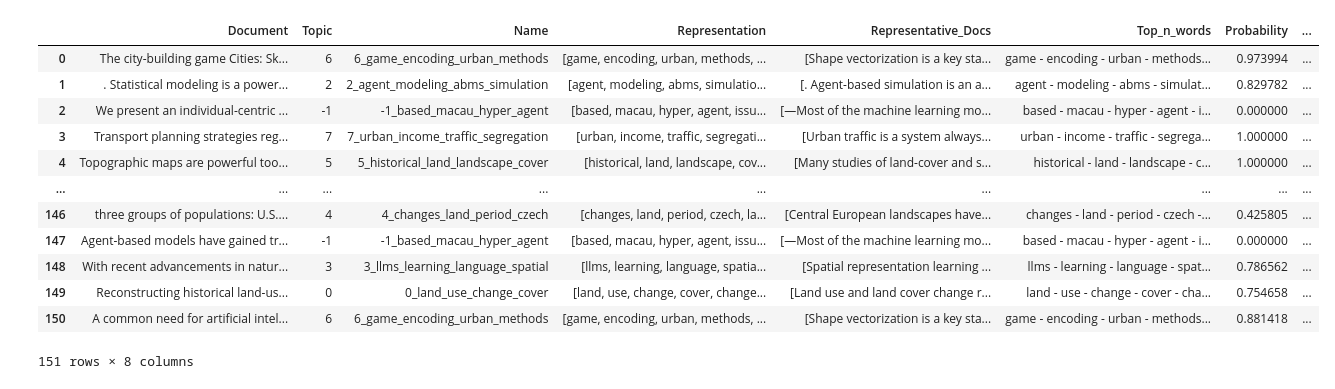
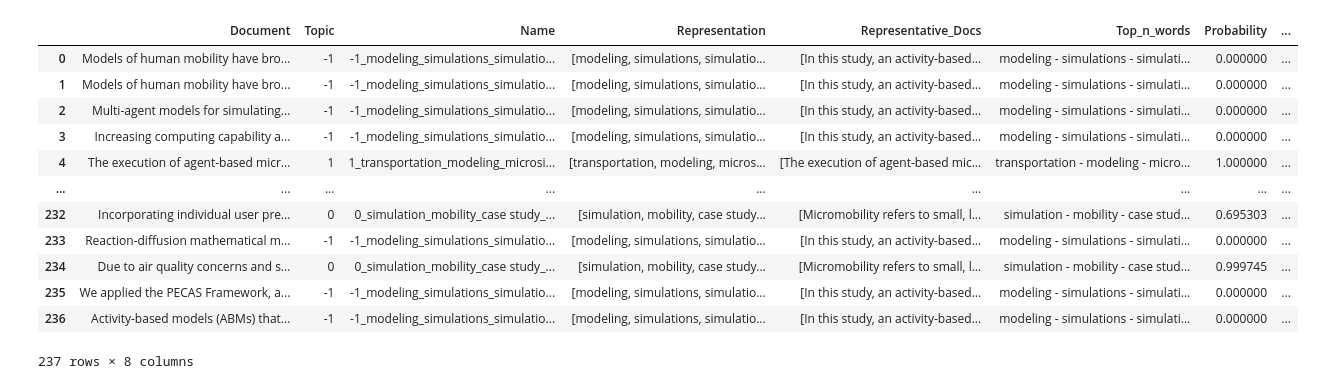
Before and after one commit to geogr-muni/Bertopic, a Jupyter notebook: prism_synpop.ipynb, the cells around one changed output. Drawn from its saved outputs; the diff is of its cells as text; code cells hidden in the pictures.

Commit message:
extract abstracts from dois in the google sheet, total 237.

```diff
--- a/prism_synpop.ipynb
+++ b/prism_synpop.ipynb
@@ -39,0 +123,11 @@ len(cleanabs)
+# %%
+abstract_df = pd.read_excel('abstracts.xlsx')
+
+# Ensure a plain List[str] with no NaN/sentinels
+docs = (
+    abstract_df.loc[
+        (abstract_df['abstract'] != 'Abstract not found in OpenAlex record'),
+        'abstract'
+    ].tolist()
+)
+docs = [s for s in docs if "Error fetching data:" not in s]
@@ -40,13 +138,22 @@ len(cleanabs)
 # %%
-my_stop_words = ["et", 'locations','location','models',"al", "study", "paper", "research", "introduction", "method","data","model",'map','tasks','task','maps']
+
+
+my_stop_words = ['synthesis','ipf','synthetic','population','data','activity','model','models','approach','framework','characteristics',"les", "et",'dataset']
 all_stop_words = list(ENGLISH_STOP_WORDS) + my_stop_words
-vectorizer_model = CountVectorizer(stop_words = all_stop_words)
 embedding_model = "pritamdeka/S-Scibert-snli-multinli-stsb"
+umap_model = UMAP(n_neighbors=15, n_components=10, random_state=42)
+vectorizer_model = CountVectorizer(stop_words = all_stop_words, ngram_range=(1,2))
+representation_model = KeyBERTInspired()
+
 topic_model = BERTopic(
     verbose=True,
-    min_topic_size=5,
+    min_topic_size=10,
+    #top_n_words = 3,
     vectorizer_model = vectorizer_model,
     embedding_model=embedding_model,
+    umap_model = umap_model,
+    representation_model=representation_model
     )
-topics, probabilities = topic_model.fit_transform(cleanabs)
+
+topics, probabilities = topic_model.fit_transform(docs)
 # %% [output]
@@ -86,19 +202,19 @@ len(cleanabs)
 # %%
-topic_model.get_document_info(cleanabs)
+topic_model.get_document_info(docs)
 # %% [output]
 |  | Document | Topic | Name | Representation | Representative_Docs | Top_n_words | Probability | ... |
-| 0 | The city-building game Cities: Sk... | 6 | 6_game_encoding_urban_methods | [game, encoding, urban, methods, ... | [Shape vectorization is a key sta... | game - encoding - urban - methods... | 0.973994 | ... |
-| 1 | . Statistical modeling is a power... | 2 | 2_agent_modeling_abms_simulation | [agent, modeling, abms, simulatio... | [. Agent-based simulation is an a... | agent - modeling - abms - simulat... | 0.829782 | ... |
-| 2 | We present an individual-centric ... | -1 | -1_based_macau_hyper_agent | [based, macau, hyper, agent, issu... | [—Most of the machine learning mo... | based - macau - hyper - agent - i... | 0.000000 | ... |
-| 3 | Transport planning strategies reg... | 7 | 7_urban_income_trafﬁc_segregation | [urban, income, trafﬁc, segregati... | [Urban traffic is a system always... | urban - income - trafﬁc - segrega... | 1.000000 | ... |
-| 4 | Topographic maps are powerful too... | 5 | 5_historical_land_landscape_cover | [historical, land, landscape, cov... | [Many studies of land-cover and s... | historical - land - landscape - c... | 1.000000 | ... |
+| 0 | Models of human mobility have bro... | -1 | -1_modeling_simulations_simulatio... | [modeling, simulations, simulatio... | [In this study, an activity-based... | modeling - simulations - simulati... | 0.000000 | ... |
+| 1 | Models of human mobility have bro... | -1 | -1_modeling_simulations_simulatio... | [modeling, simulations, simulatio... | [In this study, an activity-based... | modeling - simulations - simulati... | 0.000000 | ... |
+| 2 | Multi-agent models for simulating... | -1 | -1_modeling_simulations_simulatio... | [modeling, simulations, simulatio... | [In this study, an activity-based... | modeling - simulations - simulati... | 0.000000 | ... |
+| 3 | Increasing computing capability a... | -1 | -1_modeling_simulations_simulatio... | [modeling, simulations, simulatio... | [In this study, an activity-based... | modeling - simulations - simulati... | 0.000000 | ... |
+| 4 | The execution of agent-based micr... | 1 | 1_transportation_modeling_microsi... | [transportation, modeling, micros... | [The execution of agent-based mic... | transportation - modeling - micro... | 1.000000 | ... |
 | ... | ... | ... | ... | ... | ... | ... | ... | ... |
-| 146 | three groups of populations: U.S.... | 4 | 4_changes_land_period_czech | [changes, land, period, czech, la... | [Central European landscapes have... | changes - land - period - czech -... | 0.425805 | ... |
-| 147 | Agent-based models have gained tr... | -1 | -1_based_macau_hyper_agent | [based, macau, hyper, agent, issu... | [—Most of the machine learning mo... | based - macau - hyper - agent - i... | 0.000000 | ... |
-| 148 | With recent advancements in natur... | 3 | 3_llms_learning_language_spatial | [llms, learning, language, spatia... | [Spatial representation learning ... | llms - learning - language - spat... | 0.786562 | ... |
-| 149 | Reconstructing historical land-us... | 0 | 0_land_use_change_cover | [land, use, change, cover, change... | [Land use and land cover change r... | land - use - change - cover - cha... | 0.754658 | ... |
-| 150 | A common need for artiﬁcial intel... | 6 | 6_game_encoding_urban_methods | [game, encoding, urban, methods, ... | [Shape vectorization is a key sta... | game - encoding - urban - methods... | 0.881418 | ... |
+| 232 | Incorporating individual user pre... | 0 | 0_simulation_mobility_case study_... | [simulation, mobility, case study... | [Micromobility refers to small, l... | simulation - mobility - case stud... | 0.695303 | ... |
+| 233 | Reaction-diffusion mathematical m... | -1 | -1_modeling_simulations_simulatio... | [modeling, simulations, simulatio... | [In this study, an activity-based... | modeling - simulations - simulati... | 0.000000 | ... |
+| 234 | Due to air quality concerns and s... | 0 | 0_simulation_mobility_case study_... | [simulation, mobility, case study... | [Micromobility refers to small, l... | simulation - mobility - case stud... | 0.999745 | ... |
+| 235 | We applied the PECAS Framework, a... | -1 | -1_modeling_simulations_simulatio... | [modeling, simulations, simulatio... | [In this study, an activity-based... | modeling - simulations - simulati... | 0.000000 | ... |
+| 236 | Activity-based models (ABMs) that... | -1 | -1_modeling_simulations_simulatio... | [modeling, simulations, simulatio... | [In this study, an activity-based... | modeling - simulations - simulati... | 0.000000 | ... |
-151 rows × 8 columns
+237 rows × 8 columns
 # %%
 topic_model.visualize_hierarchy()
 # %%
```
Also changed, not shown: parts of 19 cells of this notebook, 1 other file.
